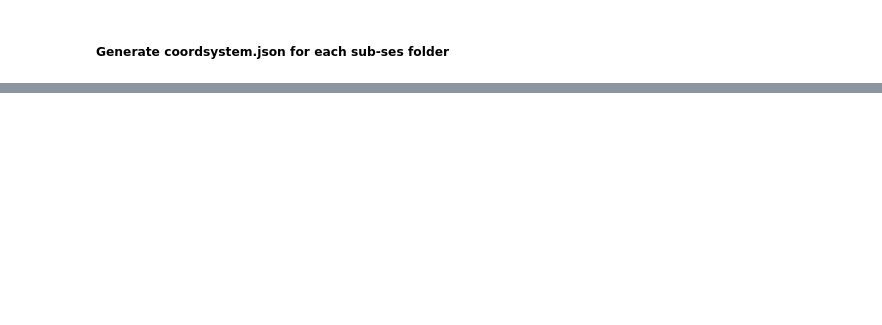
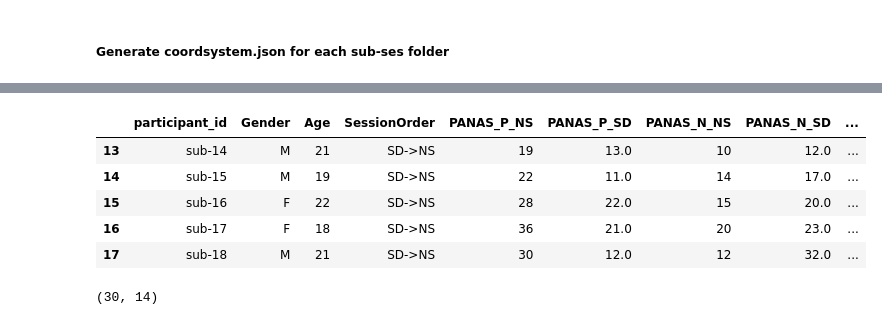
Before and after one commit to yangwestyyy21/sleepdeprivation_COGS138, a Jupyter notebook: sleepdeprivation_COGS138/read_eeg_data.ipynb, the cells around one changed output, grey strips where cells are left out. Drawn from its saved outputs; the diff is of its cells as text; code cells hidden in the pictures; blank space fills up the shorter version.

```diff
--- a/sleepdeprivation_COGS138/read_eeg_data.ipynb
+++ b/sleepdeprivation_COGS138/read_eeg_data.ipynb
@@ -85,0 +81,18 @@ fig = raw.plot()
+# %%
+def str_time_to_int(time_str):
+    hours, minutes = map(int, time_str.split(':'))
+    return hours + minutes / 60.0
+
+df['Sleep_time'] = df['Sleep_time'].apply(str_time_to_int)
+df.head()
+# %% [output]
+|  | participant_id | Gender | Age | SessionOrder | PANAS_P_NS | PANAS_P_SD | PANAS_N_NS | PANAS_N_SD | ... |
+| 13 | sub-14 | M | 21 | SD->NS | 19 | 13.0 | 10 | 12.0 | ... |
+| 14 | sub-15 | M | 19 | SD->NS | 22 | 11.0 | 14 | 17.0 | ... |
+| 15 | sub-16 | F | 22 | SD->NS | 28 | 22.0 | 15 | 20.0 | ... |
+| 16 | sub-17 | F | 18 | SD->NS | 36 | 21.0 | 20 | 23.0 | ... |
+| 17 | sub-18 | M | 21 | SD->NS | 30 | 12.0 | 12 | 32.0 | ... |
+# %%
+df[df['SessionOrder'] == 'NS->SD'].shape
+# %% [output]
+(30, 14)
```
Also changed, not shown: parts of 10 cells of this notebook, 2 other files.
